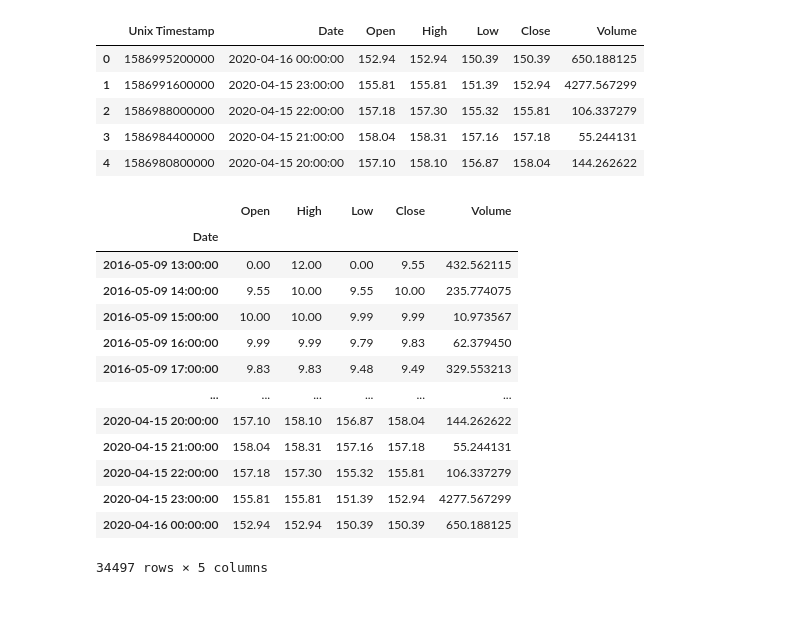
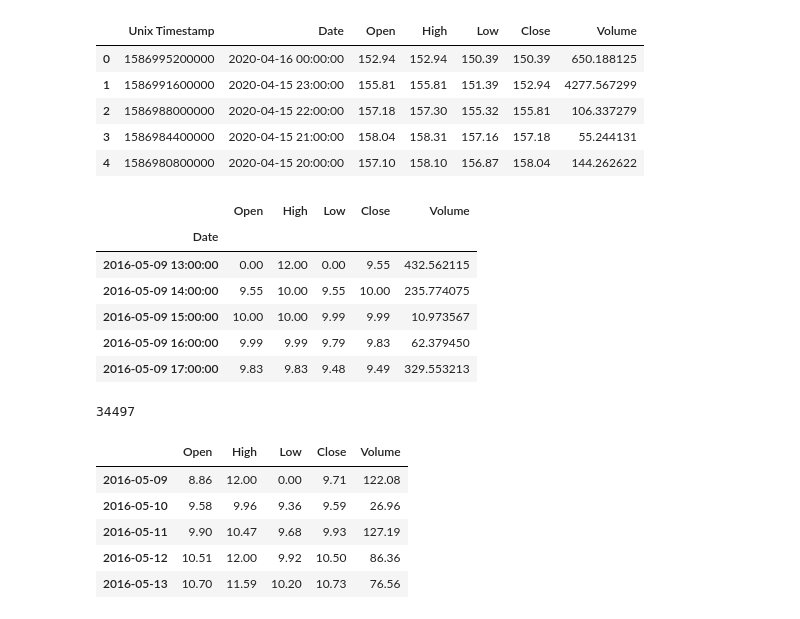
Before and after one commit to amith-vardhan99/udemy, a Jupyter notebook: Ethereum Price Prediction using GRU-LSTMs for Forecasting/notebook.ipynb, the cells around one changed output. Drawn from its saved outputs; the diff is of its cells as text; code cells hidden in the pictures.

```diff
--- a/Ethereum Price Prediction using GRU-LSTMs for Forecasting/notebook.ipynb
+++ b/Ethereum Price Prediction using GRU-LSTMs for Forecasting/notebook.ipynb
@@ -63,22 +63,49 @@ df_1.head()
 # %%
 df_2 = df_1.copy()
 df_2["Unix Timestamp"] = pd.to_datetime(df_1["Date"])
 df_2.drop(columns=["Unix Timestamp"],inplace=True)
 df_2.set_index(keys="Date",inplace=True)
 df_2.sort_index(axis=0,inplace=True)
-df_2
+df_2.head()
 # %% [output]
 |  | Open | High | Low | Close | Volume |
 | Date |  |  |  |  |  |
 | 2016-05-09 13:00:00 | 0.00 | 12.00 | 0.00 | 9.55 | 432.562115 |
 | 2016-05-09 14:00:00 | 9.55 | 10.00 | 9.55 | 10.00 | 235.774075 |
 | 2016-05-09 15:00:00 | 10.00 | 10.00 | 9.99 | 9.99 | 10.973567 |
 | 2016-05-09 16:00:00 | 9.99 | 9.99 | 9.79 | 9.83 | 62.379450 |
 | 2016-05-09 17:00:00 | 9.83 | 9.83 | 9.48 | 9.49 | 329.553213 |
-| ... | ... | ... | ... | ... | ... |
-| 2020-04-15 20:00:00 | 157.10 | 158.10 | 156.87 | 158.04 | 144.262622 |
-| 2020-04-15 21:00:00 | 158.04 | 158.31 | 157.16 | 157.18 | 55.244131 |
-| 2020-04-15 22:00:00 | 157.18 | 157.30 | 155.32 | 155.81 | 106.337279 |
-| 2020-04-15 23:00:00 | 155.81 | 155.81 | 151.39 | 152.94 | 4277.567299 |
-| 2020-04-16 00:00:00 | 152.94 | 152.94 | 150.39 | 150.39 | 650.188125 |
-34497 rows × 5 columns
+# %%
+len(df_2)
+# %% [output]
+34497
+# %%
+df_3 = df_2.reset_index()
+df_3["Date"] = pd.to_datetime(df_3["Date"])
+df_3["Date"] = df_3["Date"].dt.date
+p = df_3.groupby(by="Date")
+
+avg_opening_price = p["Open"].mean()
+highest_high_price = p["High"].max()
+lowest_low_price = p["Low"].min()
+avg_closing_price = p["Close"].mean()
+avg_volume = p["Volume"].mean()
+
+df_4 = pd.DataFrame(columns = df_2.columns,index=p.groups.keys())
+
+df_4["Open"] = avg_opening_price
+df_4["High"] = highest_high_price
+df_4["Low"] = lowest_low_price
+df_4["Close"] = avg_closing_price
+df_4["Volume"] = avg_volume
+
+df_4 = df_4.round(2)
+
+df_4.head()
+# %% [output]
+|  | Open | High | Low | Close | Volume |
+| 2016-05-09 | 8.86 | 12.00 | 0.00 | 9.71 | 122.08 |
+| 2016-05-10 | 9.58 | 9.96 | 9.36 | 9.59 | 26.96 |
+| 2016-05-11 | 9.90 | 10.47 | 9.68 | 9.93 | 127.19 |
+| 2016-05-12 | 10.51 | 12.00 | 9.92 | 10.50 | 86.36 |
+| 2016-05-13 | 10.70 | 11.59 | 10.20 | 10.73 | 76.56 |
```
Also changed, not shown: parts of 4 cells of this notebook.
